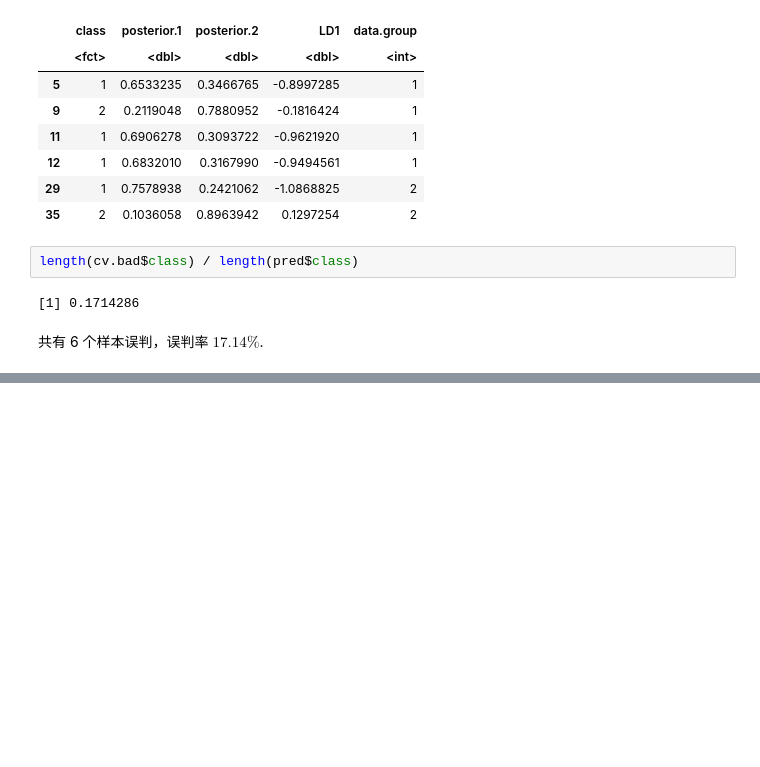
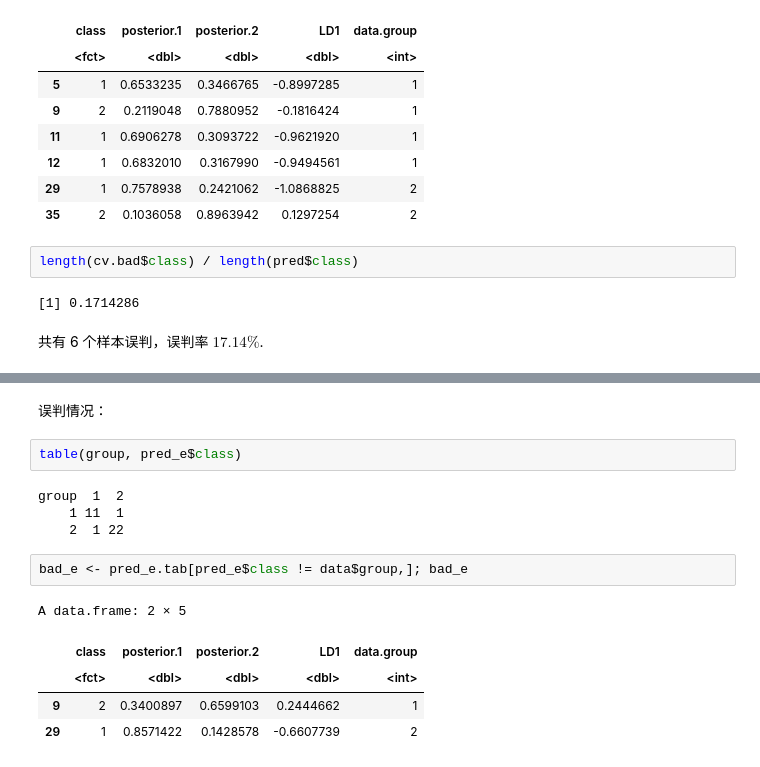
Before and after one commit to cdfmlr/daex, a Jupyter notebook: c5/ex_5_4.ipynb, the cells around one changed output, grey strips where cells are left out. Saved outputs shown, nothing was run; the diff lists cells and outputs as text; blank space fills up the shorter version.

```diff
--- a/c5/ex_5_4.ipynb
+++ b/c5/ex_5_4.ipynb
@@ -144,0 +200,16 @@ length(cv.bad$class) / length(pred$class)
+# %% [markdown]
+误判情况：
+# %%
+table(group, pred_e$class)
+# %% [output]
+group  1  2
+    1 11  1
+    2  1 22
+# %%
+bad_e <- pred_e.tab[pred_e$class != data$group,]; bad_e
+# %% [output]
+A data.frame: 2 × 5
+|  | class | posterior.1 | posterior.2 | LD1 | data.group |
+|  | <fct> | <dbl> | <dbl> | <dbl> | <int> |
+| 9 | 2 | 0.3400897 | 0.6599103 | 0.2444662 | 1 |
+| 29 | 1 | 0.8571422 | 0.1428578 | -0.6607739 | 2 |
```
Also changed, not shown: parts of 12 cells of this notebook, 1 other file.
